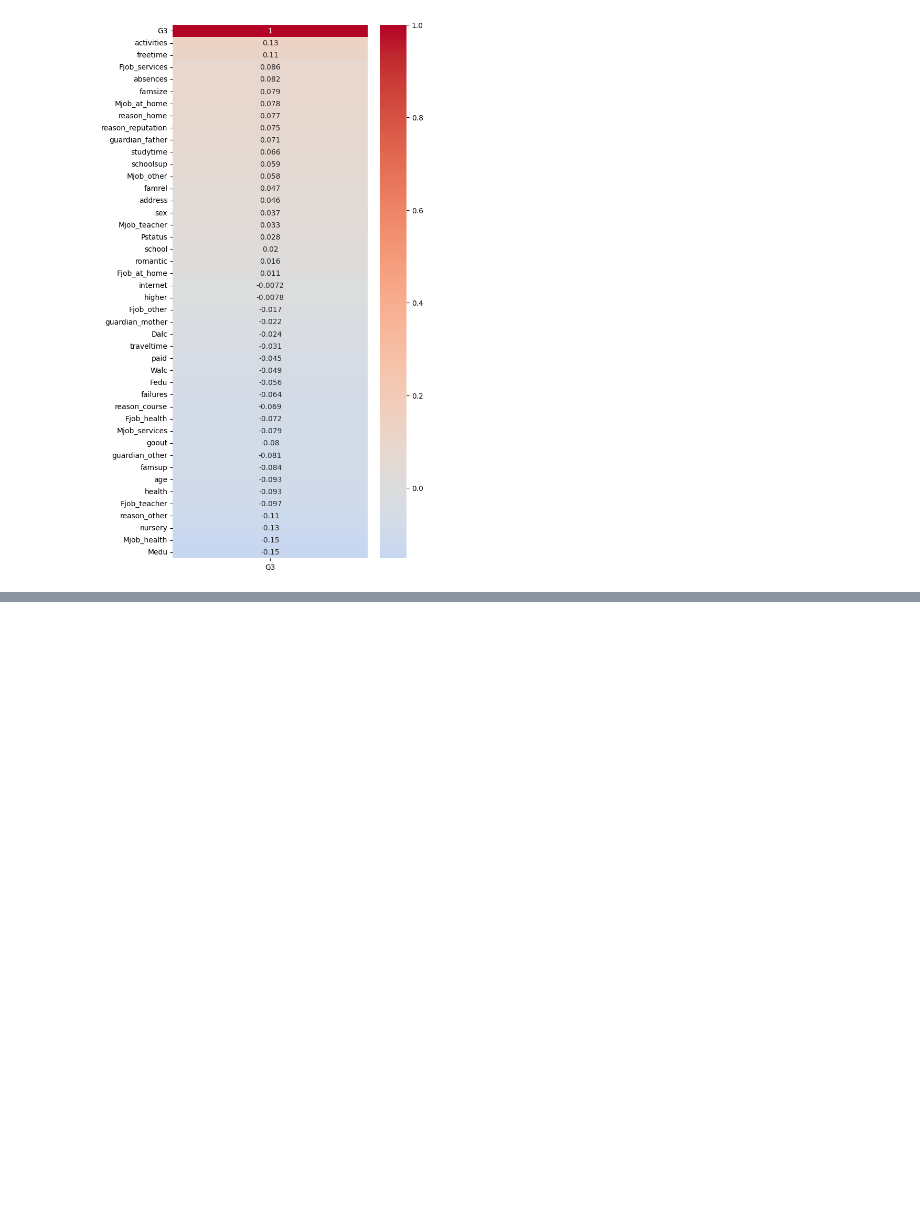
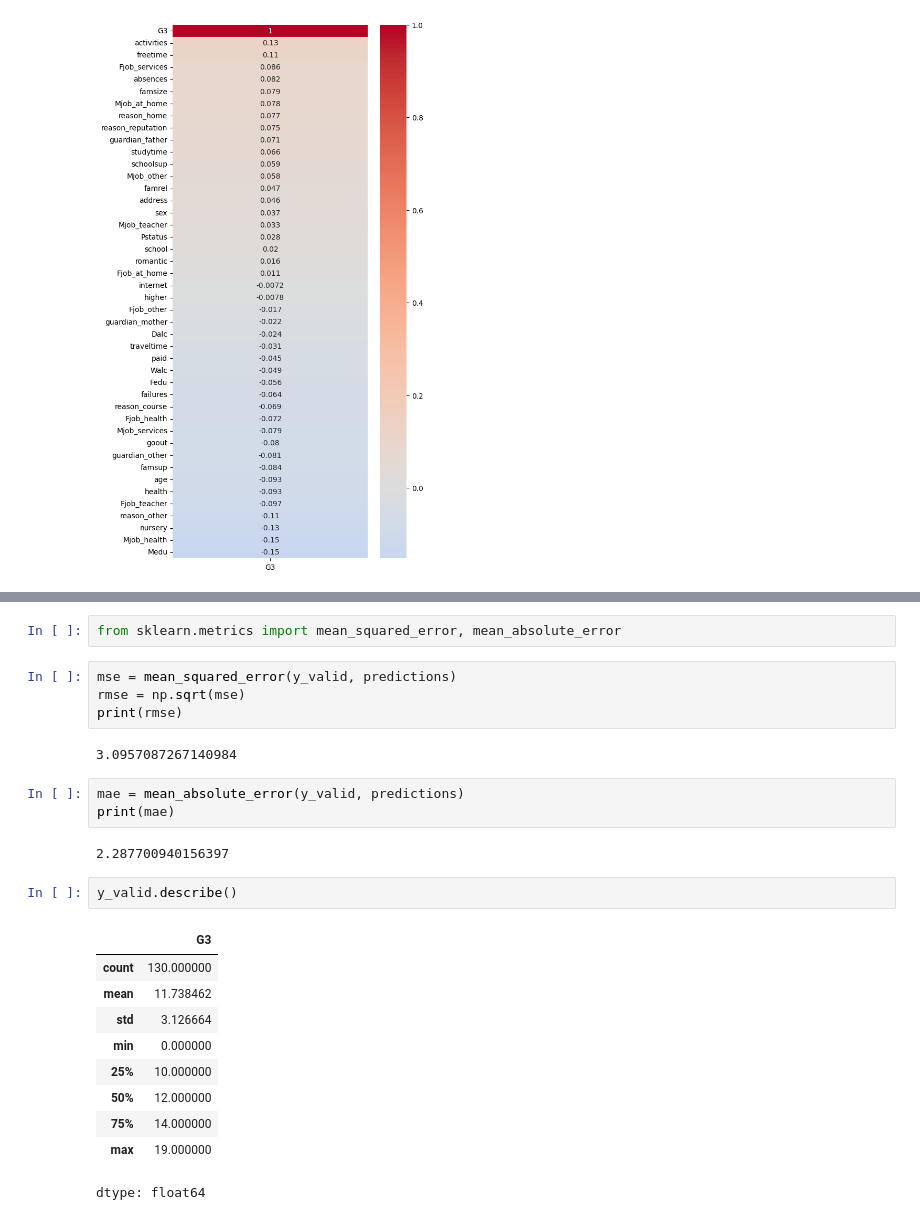
Before and after one commit to monderei/student-performance-regression, a Jupyter notebook: UCI_Performance_Regression.ipynb, the cells around one changed output, grey strips where cells are left out. Drawn from its saved outputs; the diff is of its cells as text; blank space fills up the shorter version.

```diff
--- a/UCI_Performance_Regression.ipynb
+++ b/UCI_Performance_Regression.ipynb
@@ -314,0 +351,26 @@ sns.heatmap(correlations.to_frame(), annot=True, cmap='coolwarm', center=0)
+# %%
+from sklearn.metrics import mean_squared_error, mean_absolute_error
+# %%
+mse = mean_squared_error(y_valid, predictions)
+rmse = np.sqrt(mse)
+print(rmse)
+# %% [output]
+3.0957087267140984
+# %%
+mae = mean_absolute_error(y_valid, predictions)
+print(mae)
+# %% [output]
+2.287700940156397
+# %%
+y_valid.describe()
+# %% [output]
+|  | G3 |
+| count | 130.000000 |
+| mean | 11.738462 |
+| std | 3.126664 |
+| min | 0.000000 |
+| 25% | 10.000000 |
+| 50% | 12.000000 |
+| 75% | 14.000000 |
+| max | 19.000000 |
+dtype: float64
```
Also changed, not shown: parts of 12 cells of this notebook.
